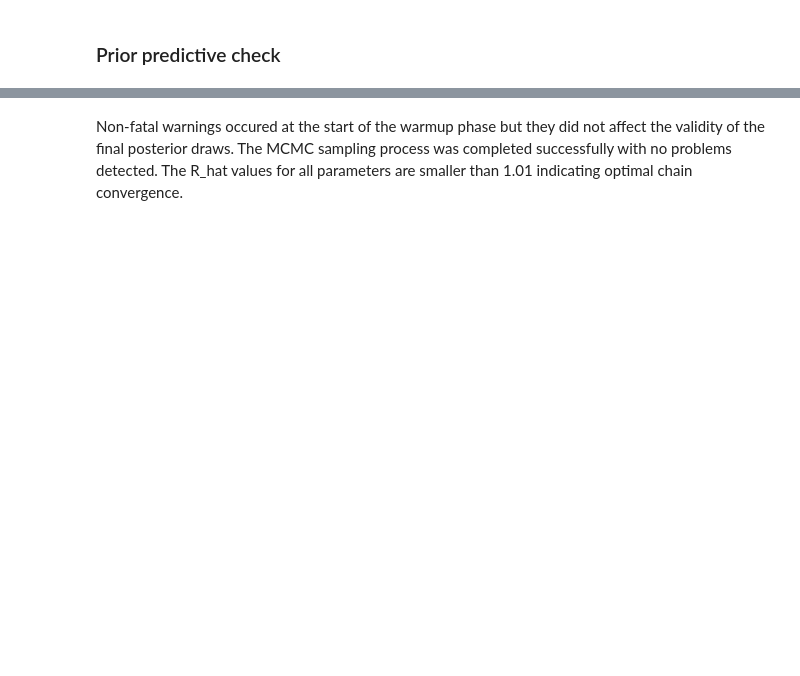
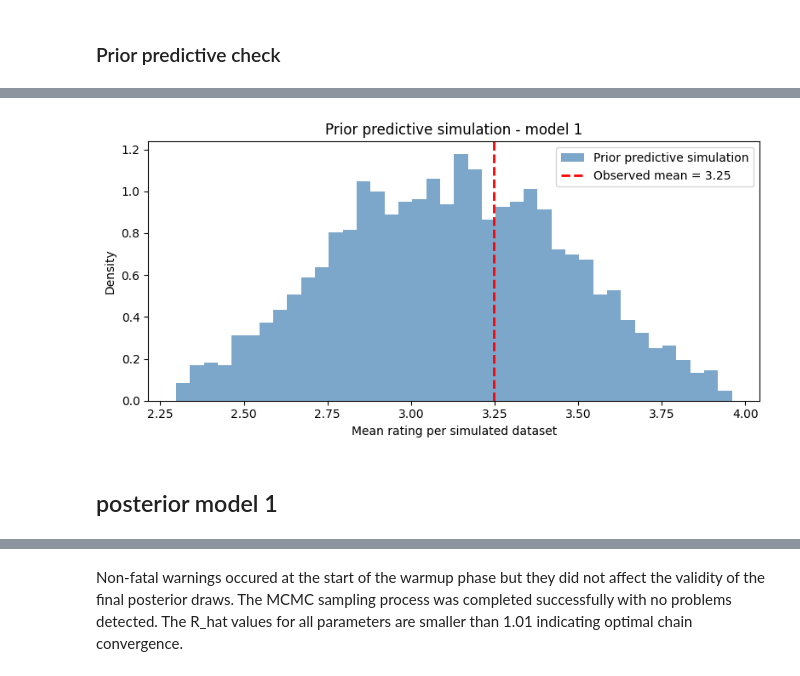
Before and after one commit to Julkaidscns/Chocolate-DA, a Jupyter notebook: analysis.ipynb, the cells around one changed output, grey strips where cells are left out. Saved outputs shown, nothing was run; the diff lists cells and outputs as text; code cells hidden in the pictures; blank space fills up the shorter version.

```diff
--- a/analysis.ipynb
+++ b/analysis.ipynb
@@ -322 +185,23 @@ generated quantities {
+# %%
+id_to_rating = np.vectorize(inv_rating_map.get)
+rating_pred_values = id_to_rating(rating_pred_prior1)
+
+prior_draw_means1 = rating_pred_values.mean(axis=1)
+observed_mean = df["Rating"].mean()
+
+fig, ax = plt.subplots(figsize=(8, 4))
+ax.hist(prior_draw_means1, bins=40, density=True, alpha=0.7,
+        color="steelblue", label="Prior predictive simulation")
+ax.axvline(observed_mean, color="red", lw=2, ls="--",
+           label=f"Observed mean = {observed_mean:.2f}")
+ax.set_xlabel("Mean rating per simulated dataset")
+ax.set_ylabel("Density")
+ax.set_title("Prior predictive simulation - model 1")
+ax.legend()
+plt.tight_layout()
+plt.show()
+# %% [output]
+[figure, added]
+# %% [markdown]
+## posterior model 1
 # %%
```
Also changed, not shown: parts of 26 cells of this notebook, 4 other files.
